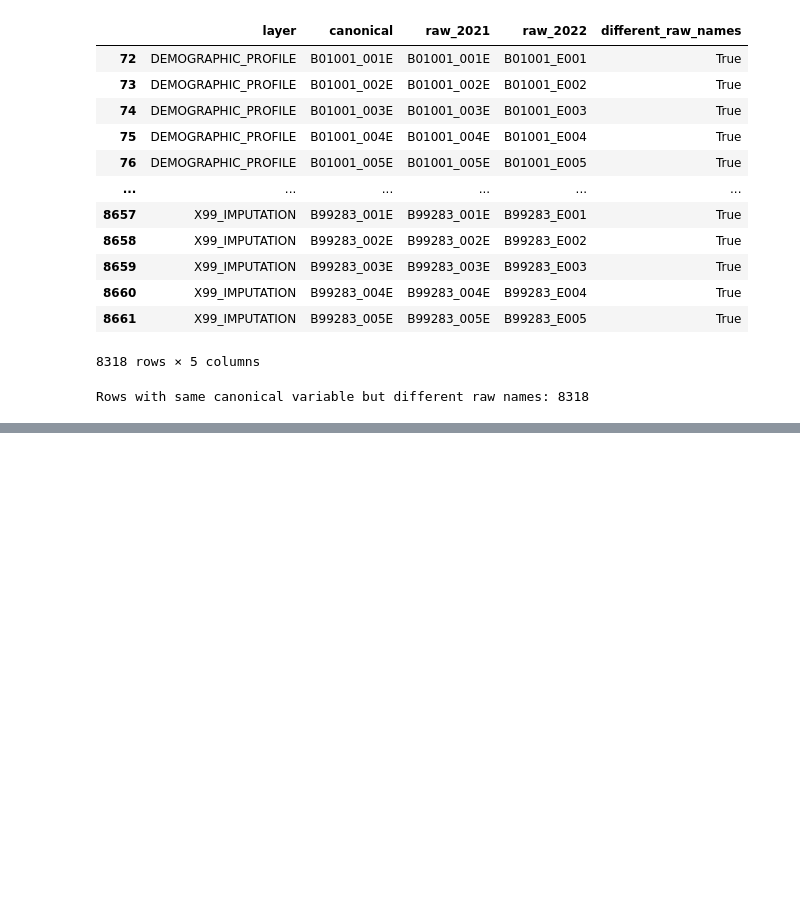
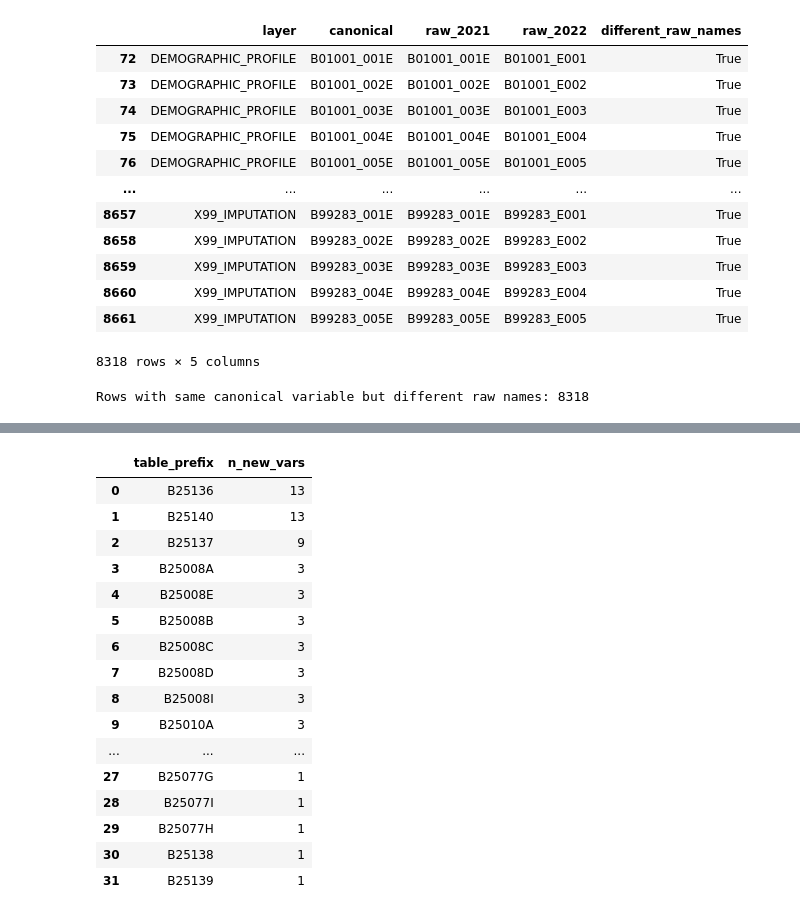
Before and after one commit to oturns/geosnap, a Jupyter notebook: build/examine_output.ipynb, the cells around one changed output, grey strips where cells are left out. Drawn from its saved outputs; the diff is of its cells as text; code cells hidden in the pictures; blank space fills up the shorter version.

```diff
--- a/build/examine_output.ipynb
+++ b/build/examine_output.ipynb
@@ -838,0 +894,13 @@ Rows with same canonical variable but different raw names: 8318
+# %%
+only_2021 = aligned[
+    aligned["raw_2021"].notna() & aligned["raw_2022"].isna()
+].copy()
+
+acs_pattern = r"^[A-Z0-9]+_\d{3}[EM]$"
+
+acs_only_2022 = only_2022[
+    only_2022["canonical"].str.match(acs_pattern, na=False)
+].copy()
+
+print("ACS variables only in 2022:", len(acs_only_2022))
+display(acs_only_2022.head())
@@ -838,0 +915,29 @@ Rows with same canonical variable but different raw names: 8318
+# %%
+acs_only_2022["prefix"] = acs_only_2022["canonical"].str.extract(r"^([A-Z0-9]+)_")
+
+prefix_counts = (
+    acs_only_2022["prefix"]
+    .value_counts()
+    .rename_axis("table_prefix")
+    .reset_index(name="n_new_vars")
+)
+
+display(prefix_counts)
+# %% [output]
+|  | table_prefix | n_new_vars |
+| 0 | B25136 | 13 |
+| 1 | B25140 | 13 |
+| 2 | B25137 | 9 |
+| 3 | B25008A | 3 |
+| 4 | B25008E | 3 |
+| 5 | B25008B | 3 |
+| 6 | B25008C | 3 |
+| 7 | B25008D | 3 |
+| 8 | B25008I | 3 |
+| 9 | B25010A | 3 |
+| ... | ... | ... |
+| 27 | B25077G | 1 |
+| 28 | B25077I | 1 |
+| 29 | B25077H | 1 |
+| 30 | B25138 | 1 |
+| 31 | B25139 | 1 |
```
Also changed, not shown: parts of 8 cells of this notebook.
